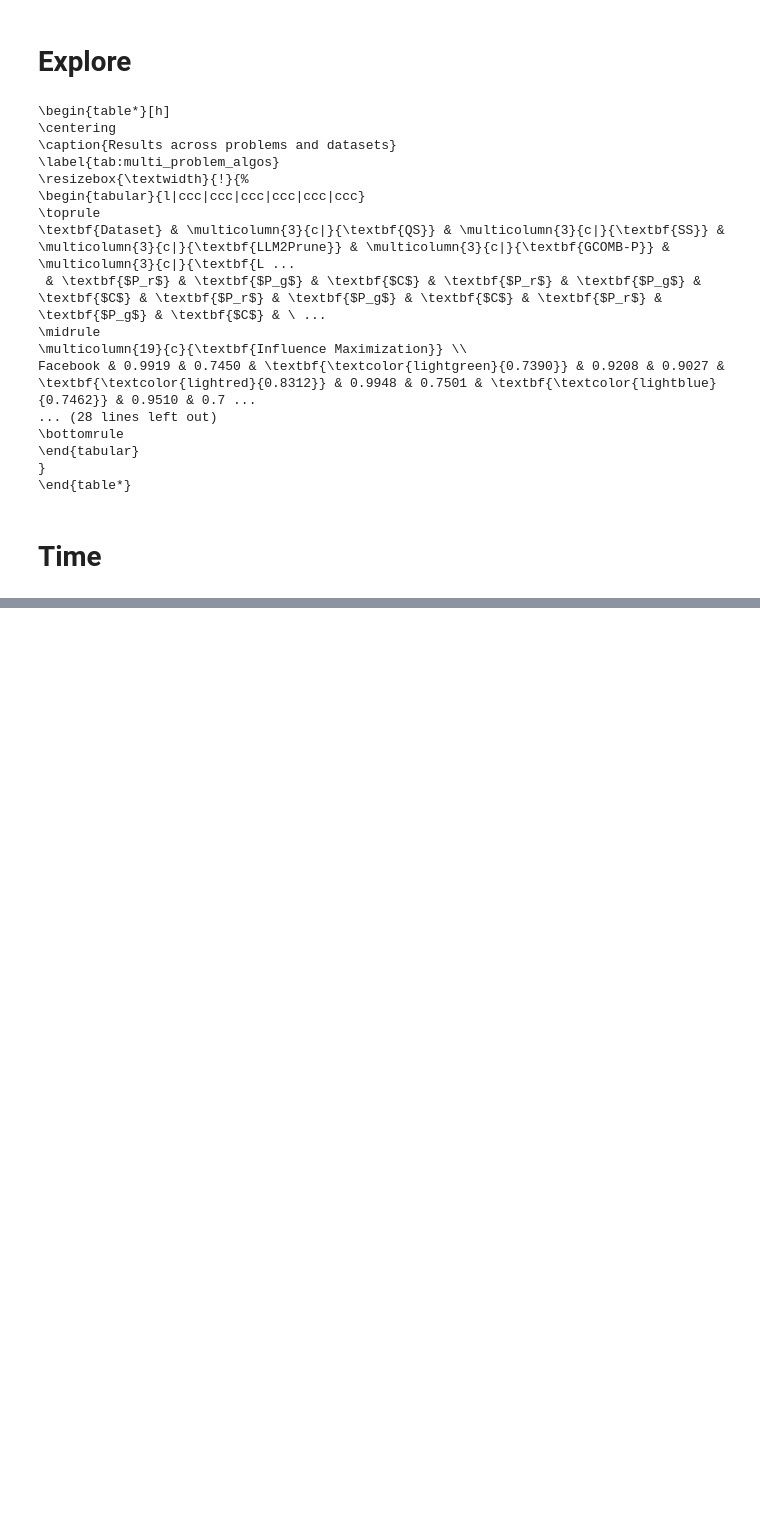
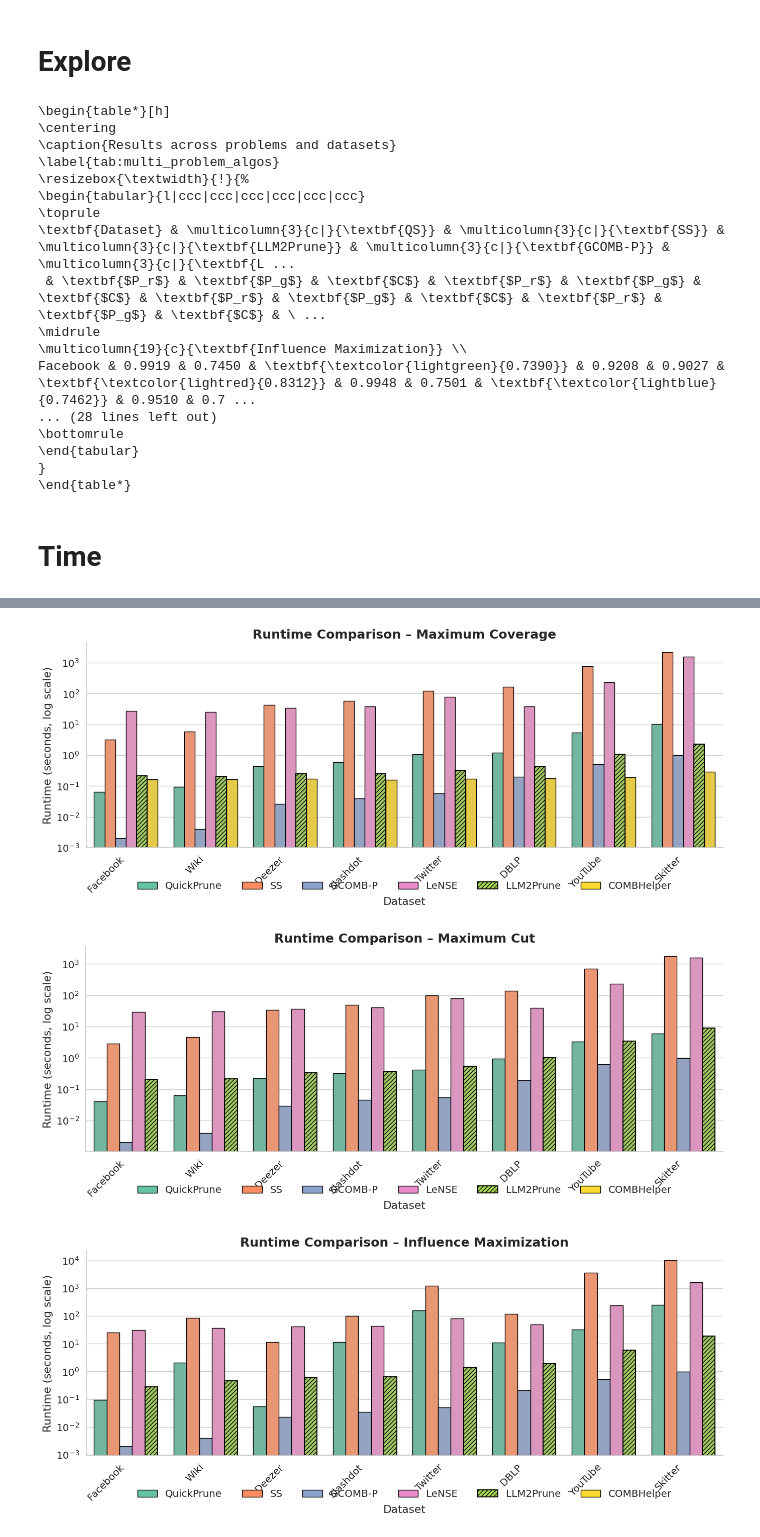
Before and after one commit to ankurnath/LLM_Pruning, a Jupyter notebook: Analyis.ipynb, the cells around one changed output, grey strips where cells are left out. Drawn from its saved outputs; the diff is of its cells as text; code cells hidden in the pictures; blank space fills up the shorter version.

```diff
--- a/Analyis.ipynb
+++ b/Analyis.ipynb
@@ -523,0 +550,79 @@ results
+# %%
+import pandas as pd
+import seaborn as sns
+import matplotlib.pyplot as plt
+from matplotlib.patches import Patch
+
+# Flatten dict -> dataframe
+rows = []
+for problem, algos in runtime_data.items():
+    for algo, datasets in algos.items():
+        for dataset, val in datasets.items():
+            if val is not None:
+                rows.append({
+                    "Problem": problem,
+                    "Algorithm": algo,
+                    "Dataset": dataset,
+                    "Runtime": float(val)
+                })
+df = pd.DataFrame(rows)
+
+sns.set_theme(style="whitegrid", font_scale=1.3)
+
+algorithms = df["Algorithm"].unique()
+palette = sns.color_palette("Set2", len(algorithms))
+color_map = {algo: palette[i] for i, algo in enumerate(algorithms)}
+
+for problem in df["Problem"].unique():
+    plt.figure(figsize=(14, 6))
+    sub = df[df["Problem"] == problem]
+
+    ax = sns.barplot(
+        data=sub,
+        x="Dataset", y="Runtime", hue="Algorithm",  # vertical bars
+        palette=color_map, dodge=True, edgecolor="black"
+    )
+
+    # Add hatching for LLM2Prune bars
+    for bar, algo in zip(ax.patches, sub["Algorithm"].tolist() * len(sub["Dataset"].unique())):
+        if algo == "LLM2Prune":
+            bar.set_hatch("////")
+            bar.set_edgecolor("black")
+            bar.set_linewidth(1.4)
+
+    # Styling
+    ax.set_yscale("log")
+    ax.set_ylabel("Runtime (seconds, log scale)")
+    ax.set_xlabel("Dataset")
+    ax.set_title(f"Runtime Comparison – {problem}", fontsize=18, weight="bold")
+    plt.xticks(rotation=45, ha="right")
+    sns.despine()
+
+    # --- Custom legend: horizontal with hatch for LLM2Prune ---
+    handles, labels = [], []
+    for algo in algorithms:
+        if algo == "LLM2Prune":
+            handles.append(Patch(facecolor=color_map[algo], edgecolor="black",
+                                 hatch="////", linewidth=1.4, label=algo))
+        else:
+            handles.append(Patch(facecolor=color_map[algo], edgecolor="black", label=algo))
+        labels.append(algo)
+
+    # ax.legend(handles, labels, title="Algorithms",
+    #           loc="upper center", bbox_to_anchor=(0.5, -0.12),
+    #           ncol=len(algorithms), frameon=False)
+
+    ax.legend(
+    handles, labels,
+    loc="lower center",        # anchor relative to top of plot
+    bbox_to_anchor=(0.5, 1.02), # push legend above the axes
+    ncol=len(algorithms),
+    frameon=False
+    )
+
+    plt.tight_layout()
+    plt.show()
+# %% [output]
+[figure, added]
+[figure, added]
+[figure, added]
```
Also changed, not shown: parts of 3 cells of this notebook, 3 other files.
